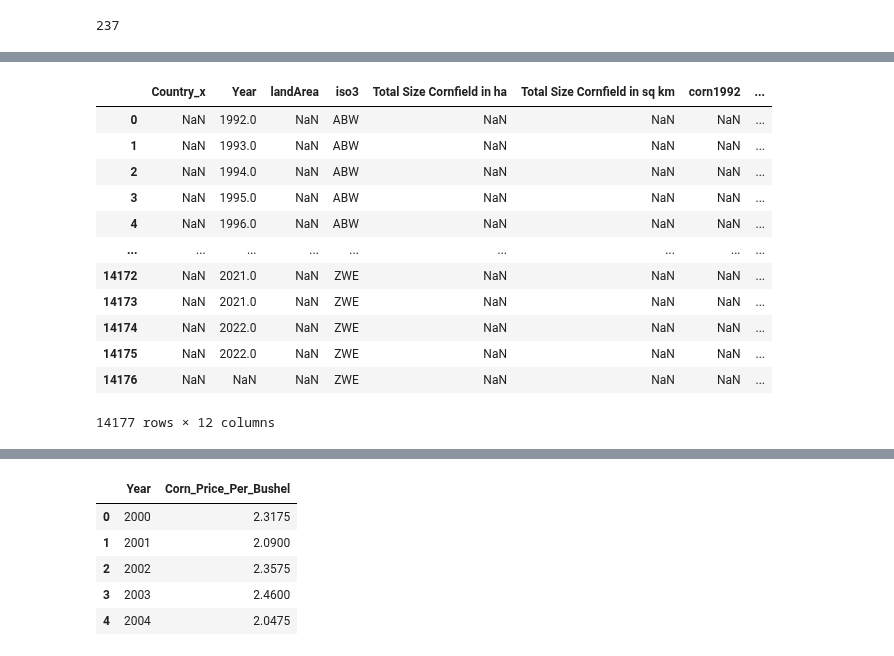
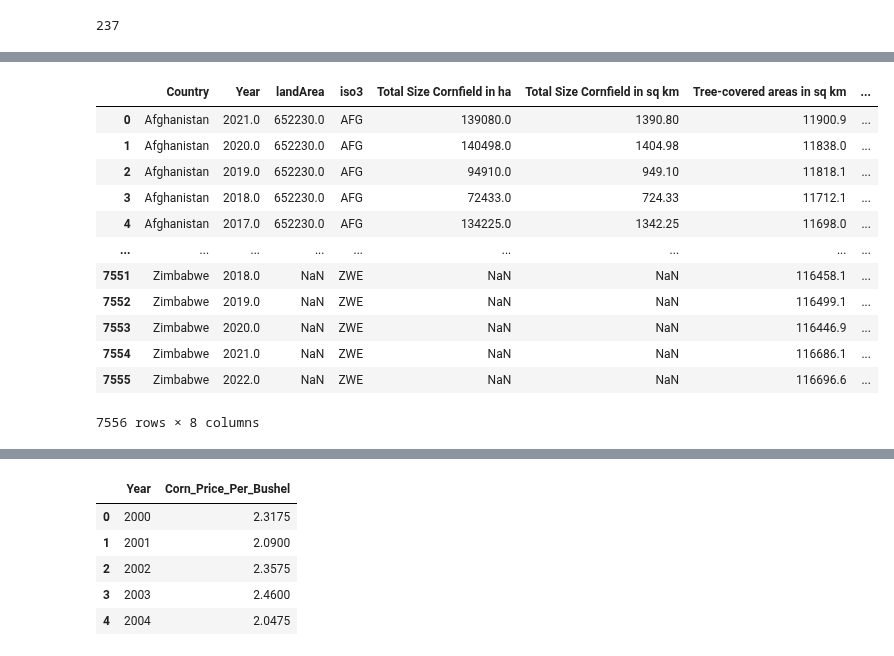
Before and after one commit to ZeliaDec/DataScience, a Jupyter notebook: Data_Notebook.ipynb, the cells around one changed output, grey strips where cells are left out. Drawn from its saved outputs; the diff is of its cells as text; code cells hidden in the pictures.

```diff
--- a/Data_Notebook.ipynb
+++ b/Data_Notebook.ipynb
@@ -828,6 +754,6 @@ pivoted_suitable_land[pivoted_suitable_land["Year"]==1992]["Area"].nunique()
 # %%
-pivoted_suitable_land = pivoted_suitable_land[pivoted_suitable_land["Year"]==1992]
-pivoted_suitable_land = pivoted_suitable_land[["Area", "iso3", "Total Suitable Land"]]
-pivoted_suitable_land = pivoted_suitable_land.dropna()
-pivoted_suitable_land.isnull().sum()
+suitable_land = suitable_land[suitable_land["Year"]==1992]
+suitable_land = suitable_land[["Area", "iso3", "Value_sq_km"]]
+suitable_land = suitable_land.dropna()
+suitable_land.isnull().sum()
 # %% [output]
@@ -838,5 +763,5 @@ Total Suitable Land    0
 dtype: int64
 # %%
-pivoted_suitable_land.reset_index(drop = True, inplace = True)
-pivoted_suitable_land.head()
+suitable_land.reset_index(drop = True, inplace = True)
+suitable_land
 # %% [output]
@@ -855,11 +788,4 @@ pivoted_suitable_land.head()
 #no_iso3 = hetero_var[hetero_var['iso3'].isnull()]
 #no_iso3['Area'].unique()
 # %%
-pivoted_suitable_land.rename(columns={'Area': 'Country'}, inplace=True)
+suitable_land.rename(columns={'Area': 'Country','Value_sq_km':'Suitable Land'}, inplace=True)
-# %%
-forests = landcover_data[landcover_data['Item']=='Tree-covered areas']
-forests.rename(columns={'Area': 'Country'}, inplace=True)
-forests.rename(columns={'Value_sq_km': 'Tree-covered areas in sq km'}, inplace=True)
-forests = forests[['Country','iso3', 'Year', 'Element','Tree-covered areas in sq km']]
-forests = forests.dropna()
-len(forests['Country'].unique())
@@ -887,20 +814,19 @@ forests.head()
 # %%
-df_final = pd.merge(last_df, pivoted_suitable_land, on=['iso3'], how='outer')
-df_final1 = pd.merge(df_final,forests,on=['iso3', 'Year'], how='outer')
-df_final1['Total Size Land suitable for corn expansion (sq km)'] = (df_final1['Total Suitable Land']-df_final1['corn1992'])
-df_final1 = df_final1.drop(columns=['Total Suitable Land'])
-df_final1
+last_df = pd.merge(last_df, suitable_land, on=['iso3','Country'], how='outer')
+last_df = pd.merge(last_df,forests,on=['iso3','Country', 'Year'], how='outer')
+last_df['Suitable Land available for corn expansion (sq km)'] = (last_df['Suitable Land']-last_df['Total Size Cornfield in sq km'])
+last_df = last_df.drop(columns=['Suitable Land'])
 # %% [output]
-|  | Country_x | Year | landArea | iso3 | Total Size Cornfield in ha | Total Size Cornfield in sq km | corn1992 | ... |
-| 0 | NaN | 1992.0 | NaN | ABW | NaN | NaN | NaN | ... |
-| 1 | NaN | 1993.0 | NaN | ABW | NaN | NaN | NaN | ... |
-| 2 | NaN | 1994.0 | NaN | ABW | NaN | NaN | NaN | ... |
-| 3 | NaN | 1995.0 | NaN | ABW | NaN | NaN | NaN | ... |
-| 4 | NaN | 1996.0 | NaN | ABW | NaN | NaN | NaN | ... |
+|  | Country | Year | landArea | iso3 | Total Size Cornfield in ha | Total Size Cornfield in sq km | Tree-covered areas in sq km | ... |
+| 0 | Afghanistan | 2021.0 | 652230.0 | AFG | 139080.0 | 1390.80 | 11900.9 | ... |
+| 1 | Afghanistan | 2020.0 | 652230.0 | AFG | 140498.0 | 1404.98 | 11838.0 | ... |
+| 2 | Afghanistan | 2019.0 | 652230.0 | AFG | 94910.0 | 949.10 | 11818.1 | ... |
+| 3 | Afghanistan | 2018.0 | 652230.0 | AFG | 72433.0 | 724.33 | 11712.1 | ... |
+| 4 | Afghanistan | 2017.0 | 652230.0 | AFG | 134225.0 | 1342.25 | 11698.0 | ... |
 | ... | ... | ... | ... | ... | ... | ... | ... | ... |
-| 14172 | NaN | 2021.0 | NaN | ZWE | NaN | NaN | NaN | ... |
-| 14173 | NaN | 2021.0 | NaN | ZWE | NaN | NaN | NaN | ... |
-| 14174 | NaN | 2022.0 | NaN | ZWE | NaN | NaN | NaN | ... |
-| 14175 | NaN | 2022.0 | NaN | ZWE | NaN | NaN | NaN | ... |
-| 14176 | NaN | NaN | NaN | ZWE | NaN | NaN | NaN | ... |
+| 7551 | Zimbabwe | 2018.0 | NaN | ZWE | NaN | NaN | 116458.1 | ... |
+| 7552 | Zimbabwe | 2019.0 | NaN | ZWE | NaN | NaN | 116499.1 | ... |
+| 7553 | Zimbabwe | 2020.0 | NaN | ZWE | NaN | NaN | 116446.9 | ... |
+| 7554 | Zimbabwe | 2021.0 | NaN | ZWE | NaN | NaN | 116686.1 | ... |
+| 7555 | Zimbabwe | 2022.0 | NaN | ZWE | NaN | NaN | 116696.6 | ... |
-14177 rows × 12 columns
+7556 rows × 8 columns
```
Also changed, not shown: parts of 74 cells of this notebook.
